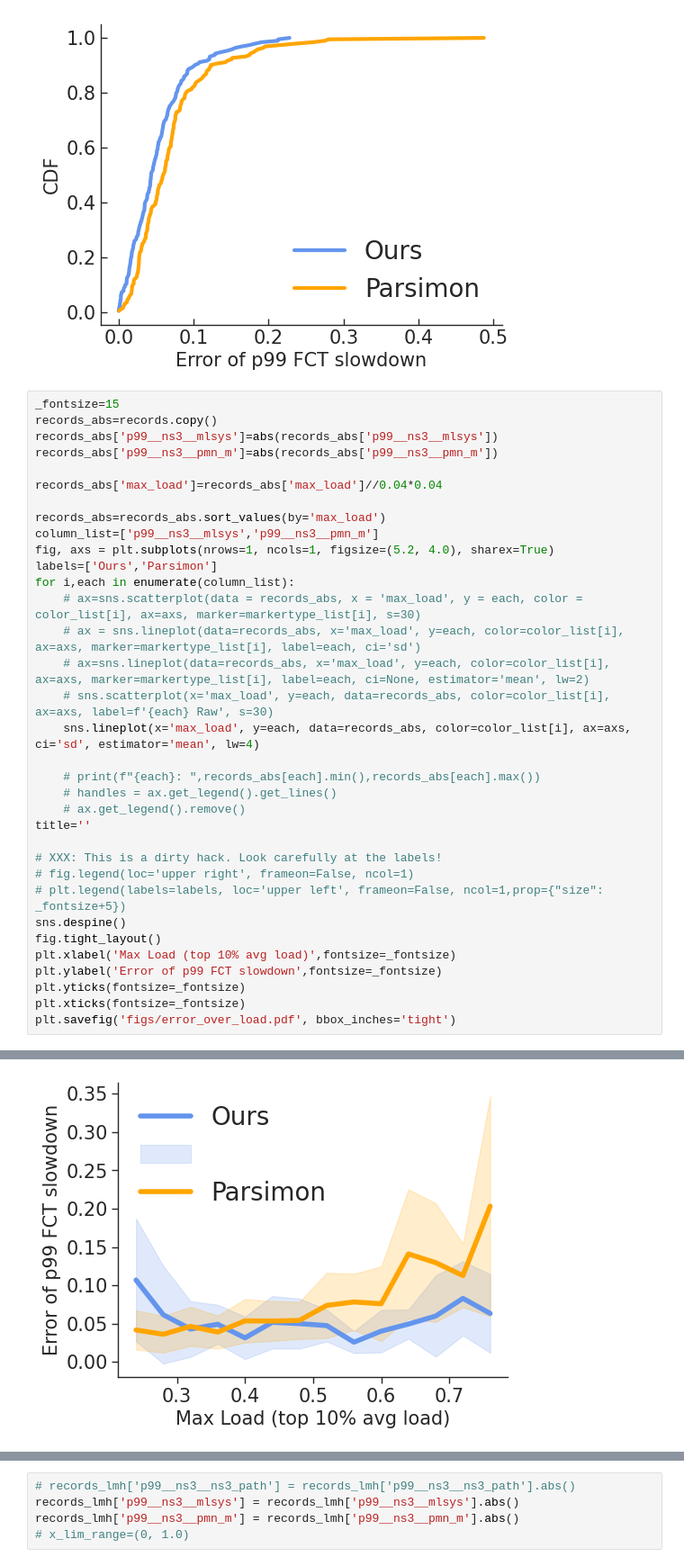
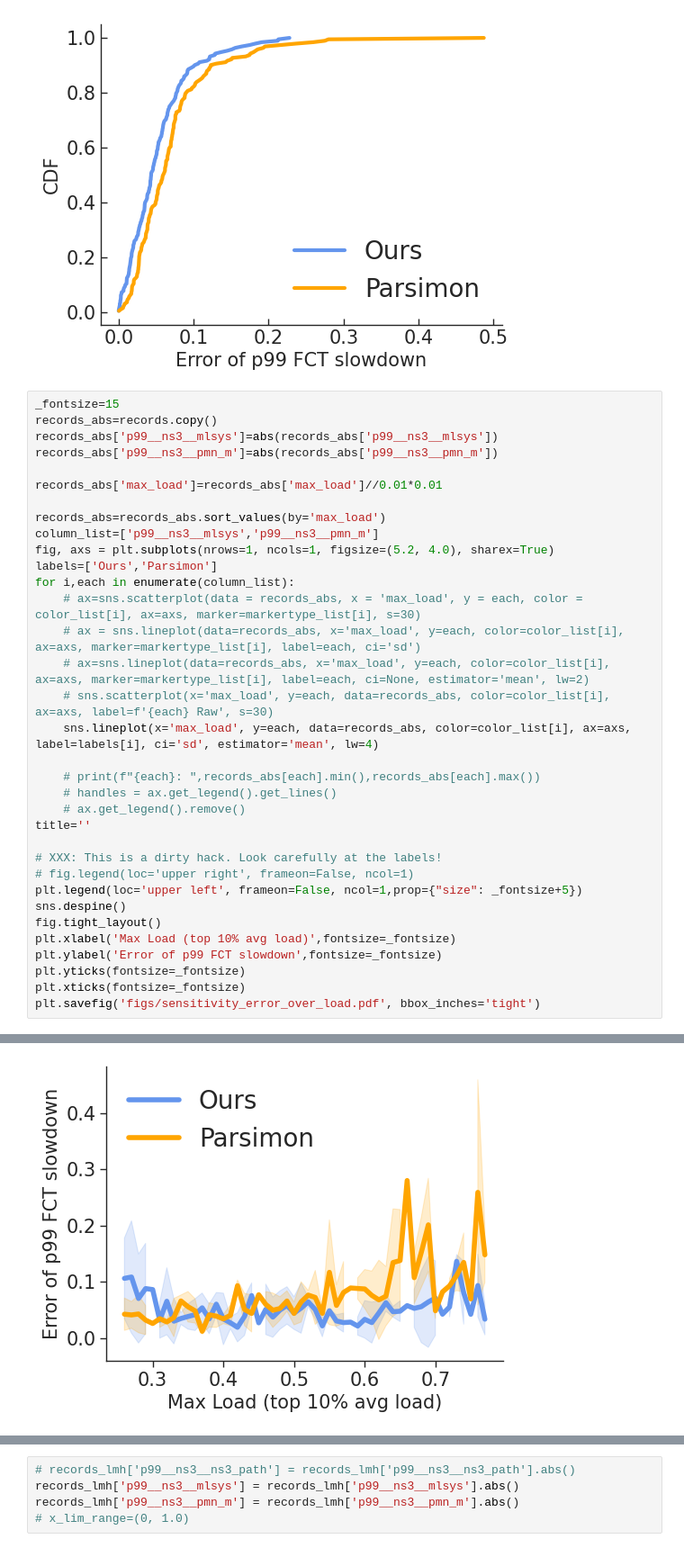
Before and after one commit to uw-polestar/parsimon-eval, a Jupyter notebook: expts/fig_8/analysis/main_plot.ipynb, the cells around one changed output, grey strips where cells are left out. Shown at 90% size. Drawn from its saved outputs; the diff is of its cells as text.

```diff
--- a/expts/fig_8/analysis/main_plot.ipynb
+++ b/expts/fig_8/analysis/main_plot.ipynb
@@ -236,7 +236,7 @@ records_abs=records.copy()
 records_abs['p99__ns3__mlsys']=abs(records_abs['p99__ns3__mlsys'])
 records_abs['p99__ns3__pmn_m']=abs(records_abs['p99__ns3__pmn_m'])
 
-records_abs['max_load']=records_abs['max_load']//0.04*0.04
+records_abs['max_load']=records_abs['max_load']//0.01*0.01
 
 records_abs=records_abs.sort_values(by='max_load')
 column_list=['p99__ns3__mlsys','p99__ns3__pmn_m']
@@ -247,7 +247,7 @@ for i,each in enumerate(column_list):
     # ax = sns.lineplot(data=records_abs, x='max_load', y=each, color=color_list[i], ax=axs, marker=markertype_list[i], label=each, ci='sd')
     # ax=sns.lineplot(data=records_abs, x='max_load', y=each, color=color_list[i], ax=axs, marker=markertype_list[i], label=each, ci=None, estimator='mean', lw=2)
     # sns.scatterplot(x='max_load', y=each, data=records_abs, color=color_list[i], ax=axs, label=f'{each} Raw', s=30)
-    sns.lineplot(x='max_load', y=each, data=records_abs, color=color_list[i], ax=axs,  ci='sd', estimator='mean', lw=4)
+    sns.lineplot(x='max_load', y=each, data=records_abs, color=color_list[i], ax=axs, label=labels[i], ci='sd', estimator='mean', lw=4)
 
     # print(f"{each}: ",records_abs[each].min(),records_abs[each].max())
     # handles = ax.get_legend().get_lines()
@@ -256,14 +256,14 @@ title=''
 
 # XXX: This is a dirty hack. Look carefully at the labels!
 # fig.legend(loc='upper right', frameon=False, ncol=1)
-# plt.legend(labels=labels, loc='upper left', frameon=False, ncol=1,prop={"size": _fontsize+5})
+plt.legend(loc='upper left', frameon=False, ncol=1,prop={"size": _fontsize+5})
 sns.despine()
 fig.tight_layout()
 plt.xlabel('Max Load (top 10% avg load)',fontsize=_fontsize)
 plt.ylabel('Error of p99 FCT slowdown',fontsize=_fontsize)
 plt.yticks(fontsize=_fontsize)
 plt.xticks(fontsize=_fontsize)
-plt.savefig('figs/error_over_load.pdf', bbox_inches='tight')
+plt.savefig('figs/sensitivity_error_over_load.pdf', bbox_inches='tight')
 # %% [output]
 The `ci` parameter is deprecated. Use `errorbar='sd'` for the same effect.
 
@@ -275,4 +275,4 @@ The `ci` parameter is deprecated. Use `errorbar='sd'` for the same effect.
-[figure, old version]
+[figure, new version]
 # %%
 records = records.sort_values(by='max_load')
 n = round(len(records) / 2)
```
Also changed, not shown: parts of 3 cells of this notebook, 2 other files.
